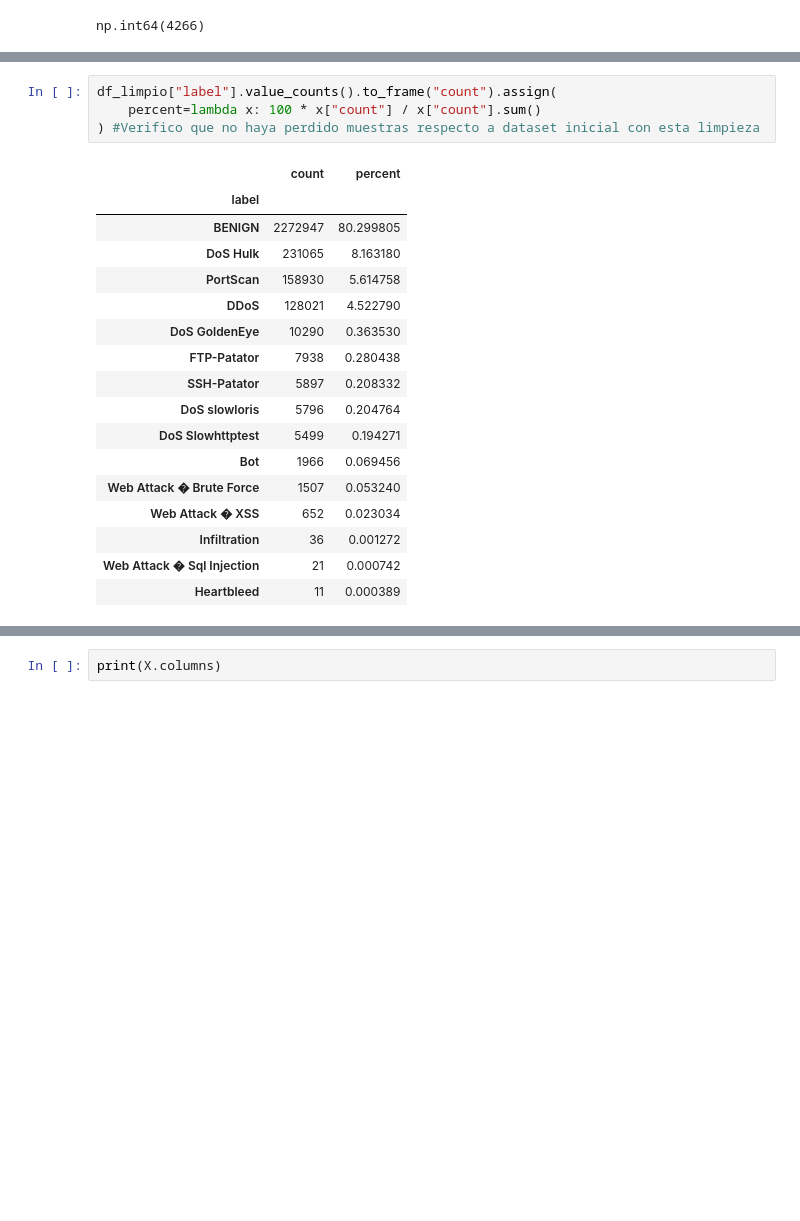
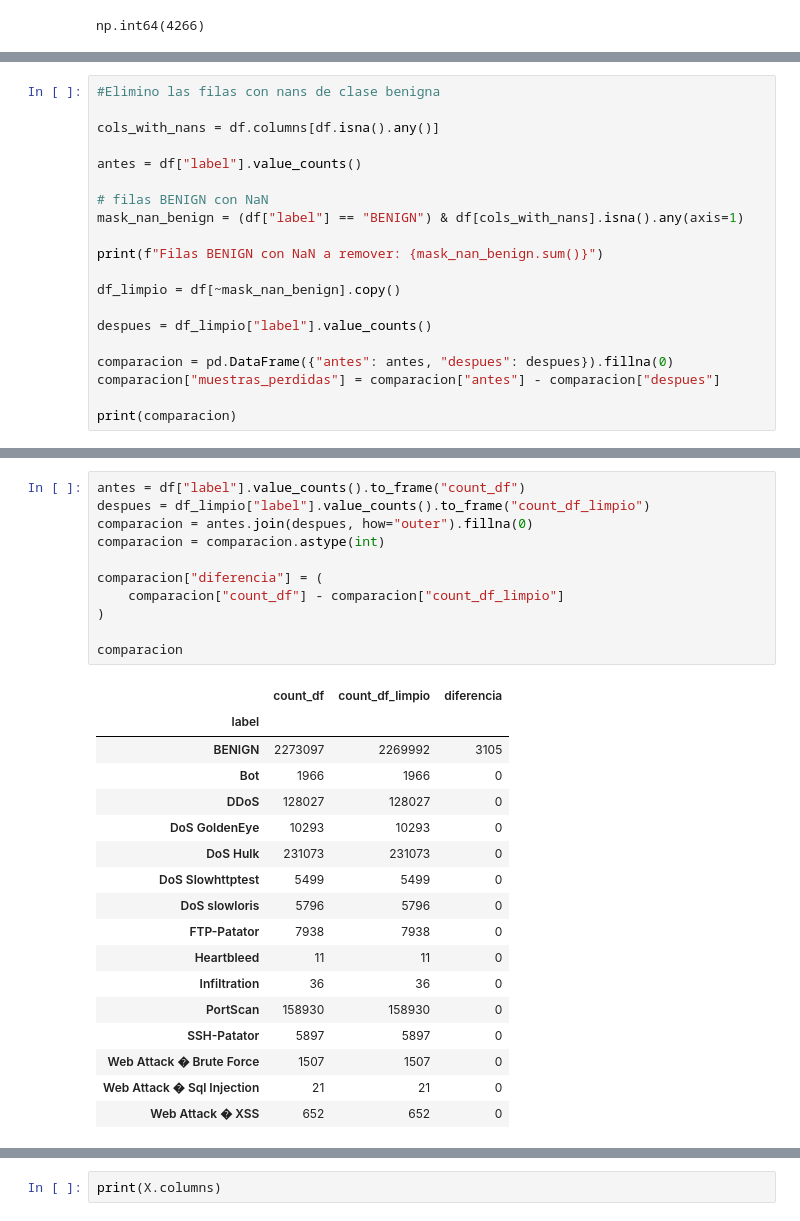
Before and after one commit to johnnyredwood/ArquitecturaMoEClasificacionIntrusiones, a Jupyter notebook: DataEngineering.ipynb, the cells around one changed output, grey strips where cells are left out. Saved outputs shown, nothing was run; the diff lists cells and outputs as text; blank space fills up the shorter version.

Commit message:
changes data

```diff
--- a/DataEngineering.ipynb
+++ b/DataEngineering.ipynb
@@ -428,0 +438,20 @@ Heartbleed                       11       11                  0
+# %%
+#Elimino las filas con nans de clase benigna
+
+cols_with_nans = df.columns[df.isna().any()]
+
+antes = df["label"].value_counts()
+
+# filas BENIGN con NaN
+mask_nan_benign = (df["label"] == "BENIGN") & df[cols_with_nans].isna().any(axis=1)
+
+print(f"Filas BENIGN con NaN a remover: {mask_nan_benign.sum()}")
+
+df_limpio = df[~mask_nan_benign].copy()
+
+despues = df_limpio["label"].value_counts()
+
+comparacion = pd.DataFrame({"antes": antes, "despues": despues}).fillna(0)
+comparacion["muestras_perdidas"] = comparacion["antes"] - comparacion["despues"]
+
+print(comparacion)
@@ -429,23 +486,30 @@ Heartbleed                       11       11                  0
 # %%
-df_limpio["label"].value_counts().to_frame("count").assign(
-    percent=lambda x: 100 * x["count"] / x["count"].sum()
-) #Verifico que no haya perdido muestras respecto a dataset inicial con esta limpieza
+antes = df["label"].value_counts().to_frame("count_df")
+despues = df_limpio["label"].value_counts().to_frame("count_df_limpio")
+comparacion = antes.join(despues, how="outer").fillna(0)
+comparacion = comparacion.astype(int)
+
+comparacion["diferencia"] = (
+    comparacion["count_df"] - comparacion["count_df_limpio"]
+)
+
+comparacion
 # %% [output]
-|  | count | percent |
-| label |  |  |
-| BENIGN | 2272947 | 80.299805 |
-| DoS Hulk | 231065 | 8.163180 |
-| PortScan | 158930 | 5.614758 |
-| DDoS | 128021 | 4.522790 |
-| DoS GoldenEye | 10290 | 0.363530 |
-| FTP-Patator | 7938 | 0.280438 |
-| SSH-Patator | 5897 | 0.208332 |
-| DoS slowloris | 5796 | 0.204764 |
-| DoS Slowhttptest | 5499 | 0.194271 |
-| Bot | 1966 | 0.069456 |
-| Web Attack � Brute Force | 1507 | 0.053240 |
-| Web Attack � XSS | 652 | 0.023034 |
-| Infiltration | 36 | 0.001272 |
-| Web Attack � Sql Injection | 21 | 0.000742 |
-| Heartbleed | 11 | 0.000389 |
+|  | count_df | count_df_limpio | diferencia |
+| label |  |  |  |
+| BENIGN | 2273097 | 2269992 | 3105 |
+| Bot | 1966 | 1966 | 0 |
+| DDoS | 128027 | 128027 | 0 |
+| DoS GoldenEye | 10293 | 10293 | 0 |
+| DoS Hulk | 231073 | 231073 | 0 |
+| DoS Slowhttptest | 5499 | 5499 | 0 |
+| DoS slowloris | 5796 | 5796 | 0 |
+| FTP-Patator | 7938 | 7938 | 0 |
+| Heartbleed | 11 | 11 | 0 |
+| Infiltration | 36 | 36 | 0 |
+| PortScan | 158930 | 158930 | 0 |
+| SSH-Patator | 5897 | 5897 | 0 |
+| Web Attack � Brute Force | 1507 | 1507 | 0 |
+| Web Attack � Sql Injection | 21 | 21 | 0 |
+| Web Attack � XSS | 652 | 652 | 0 |
 # %%
```
Also changed, not shown: parts of 32 cells of this notebook.
